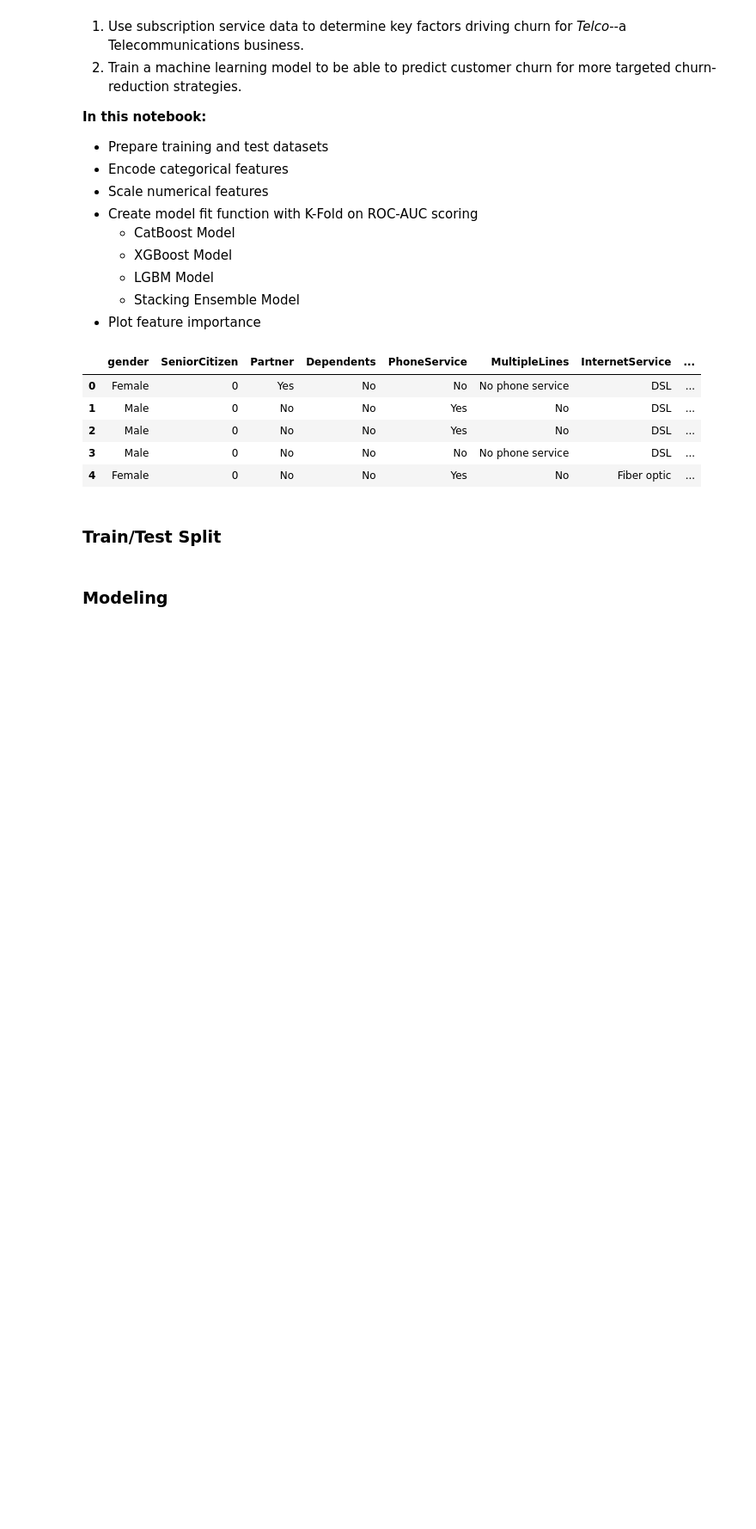
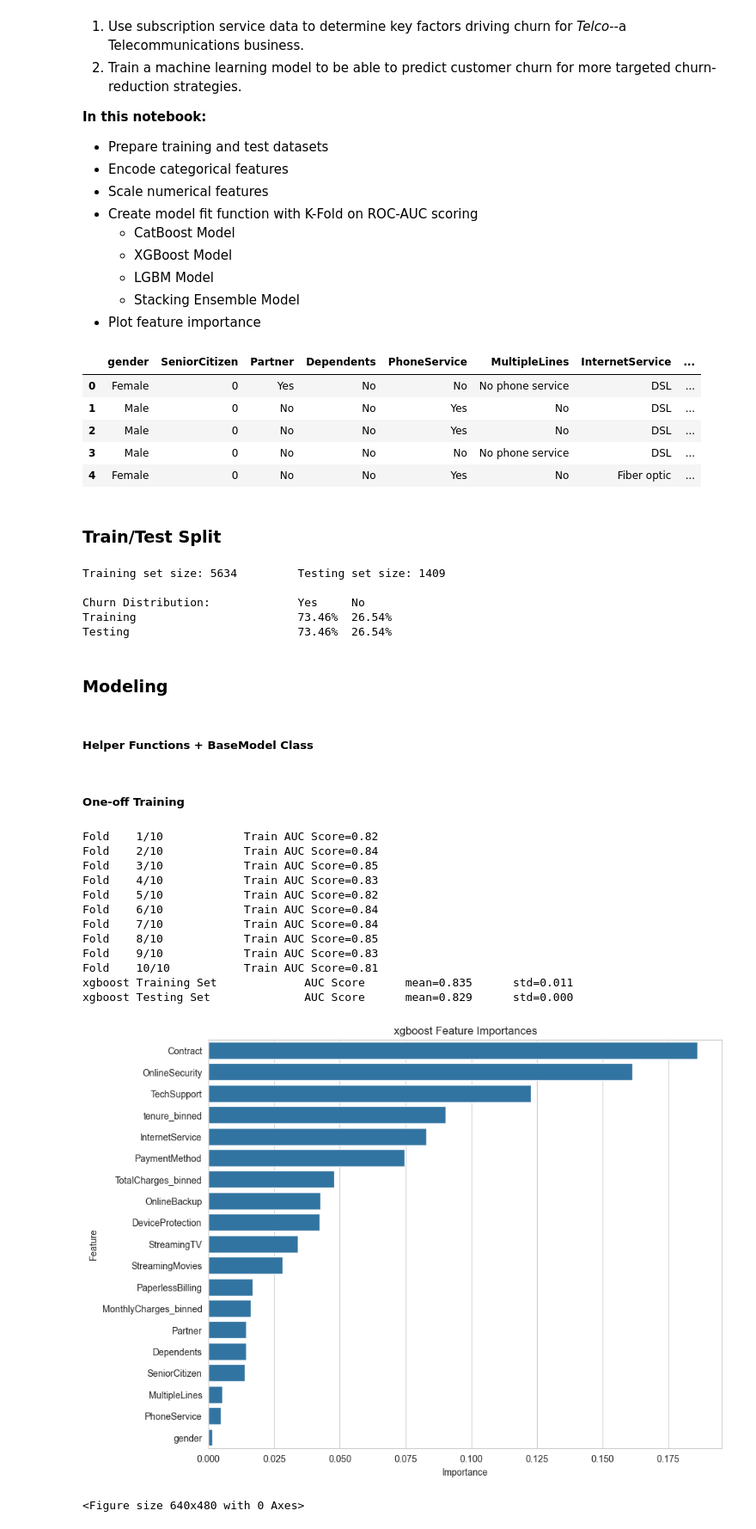
Before and after one commit to evangabe/predicting-ibm-subscription-churn, a Jupyter notebook: src/02_modeling.ipynb, the cells around one changed output. Shown at 86% size. Cells and saved outputs as stored; diff of their text form; code cells hidden in the pictures; blank space fills up the shorter version.

Commit message:
modeling with xgboost and lightgbm

```diff
--- a/src/02_modeling.ipynb
+++ b/src/02_modeling.ipynb
@@ -68,14 +70,29 @@ random.seed(SEED)
 np.random.seed(SEED)
 # %% [markdown]
 ### Train/Test Split
-# %%
-TRAIN_TEST_RATIO = 0.8
-
-# Split dataset into Training and Testing sets using StratifiedShuffleSplit
-stratified = StratifiedShuffleSplit(n_splits=1, train_size=TRAIN_TEST_RATIO, random_state=SEED)
-folds = [(train_indices, test_indices) for (train_indices, test_indices) in stratified.split(df, df['Churn'])]
+# %%
+TRAIN_TEST_RATIO = 0.8
+
+# Split dataset into Training and Testing sets using train_test_split from Scikit Learn
+X_train, X_test, y_train, y_test = train_test_split(df.drop(columns=['Churn']), df['Churn'], train_size=TRAIN_TEST_RATIO, random_state=SEED, stratify=df['Churn'], shuffle=True)
+N_train, N_test = len(y_train), len(y_test)
+
+print(f"Training set size: {N_train}\t\tTesting set size: {N_test}\n")
+train_vc, test_vc = y_train.value_counts() / N_train * 100, y_test.value_counts() / N_test *100
+print(f"Churn Distribution:\t\tYes\tNo\nTraining\t\t\t{train_vc.iloc[0]:.2f}%\t{train_vc.iloc[1]:.2f}%\nTesting\t\t\t\t{test_vc.iloc[0]:.2f}%\t{test_vc.iloc[1]:.2f}%")
+
+# Get feature names
+features = X_train.columns
+# %% [output]
+Training set size: 5634         Testing set size: 1409
+
+Churn Distribution:             Yes     No
+Training                        73.46%  26.54%
+Testing                         73.46%  26.54%
 # %% [markdown]
 ### Modeling
+# %% [markdown]
+##### Helper Functions + BaseModel Class
 # %%
 class BaseModel:
     def __init__(self, model, model_name: str, seed: int):
@@ -123,0 +192,36 @@ class BaseModel:
+# %% [markdown]
+##### One-off Training
+# %%
+n_splits=10
+params = {
+    'random_state': SEED,
+    'colsample_bytree': 0.25,
+    'max_depth': 3,
+    'learning_rate': 1.8e-3,
+    'early_stopping_rounds': 200,
+    'eval_metric': 'auc',
+    'gamma': 0,
+    'n_estimators': 10000,
+    'reg_lambda': 0.1,
+    'subsample': 0.70,
+    'enable_categorical': True
+}
+
+xgboost = XGBModel(params, SEED)
+xgboost.fit(X_train, y_train, X_test, y_test, n_splits)
+xgboost.plot()
+# %% [output]
+Fold    1/10            Train AUC Score=0.82
+Fold    2/10            Train AUC Score=0.84
+Fold    3/10            Train AUC Score=0.85
+Fold    4/10            Train AUC Score=0.83
+Fold    5/10            Train AUC Score=0.82
+Fold    6/10            Train AUC Score=0.84
+Fold    7/10            Train AUC Score=0.84
+Fold    8/10            Train AUC Score=0.85
+Fold    9/10            Train AUC Score=0.83
+Fold    10/10           Train AUC Score=0.81
+xgboost Training Set             AUC Score      mean=0.835      std=0.011
+xgboost Testing Set              AUC Score      mean=0.829      std=0.000
+[figure, added]
+<Figure size 640x480 with 0 Axes>
```
Also changed, not shown: parts of 8 cells of this notebook, 3 other files.
